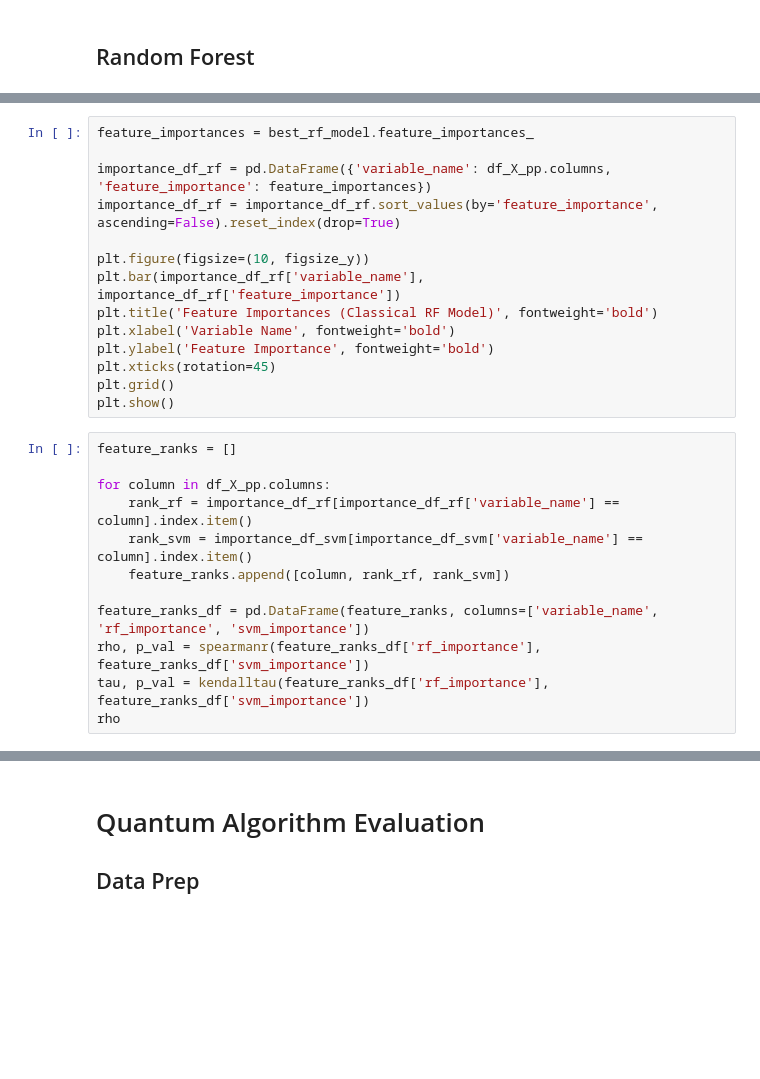
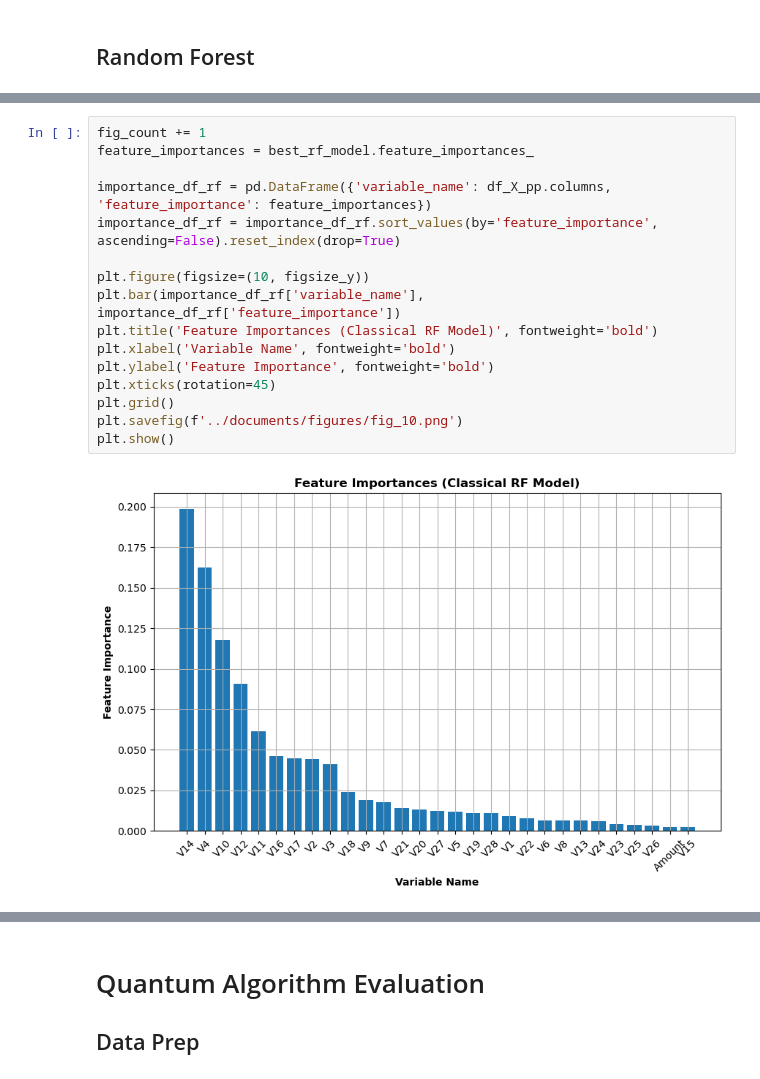
Before and after one commit to williamzjasmine/CUNY_SPS_DS, a Jupyter notebook: DATA_698/final_project/src/Data_698_Final_Project.ipynb, the cells around one changed output, grey strips where cells are left out. Saved outputs shown, nothing was run; the diff lists cells and outputs as text; blank space fills up the shorter version.

```diff
--- a/DATA_698/final_project/src/Data_698_Final_Project.ipynb
+++ b/DATA_698/final_project/src/Data_698_Final_Project.ipynb
@@ -529,26 +660,18 @@ print("\nClassification Report:\n", classification_report(y_test, y_pred))
 # %%
+fig_count += 1
 feature_importances = best_rf_model.feature_importances_
 
 importance_df_rf = pd.DataFrame({'variable_name': df_X_pp.columns, 'feature_importance': feature_importances})
 importance_df_rf = importance_df_rf.sort_values(by='feature_importance', ascending=False).reset_index(drop=True)
 
 plt.figure(figsize=(10, figsize_y))
 plt.bar(importance_df_rf['variable_name'], importance_df_rf['feature_importance'])
 plt.title('Feature Importances (Classical RF Model)', fontweight='bold')
 plt.xlabel('Variable Name', fontweight='bold')
 plt.ylabel('Feature Importance', fontweight='bold')
 plt.xticks(rotation=45)
 plt.grid()
+plt.savefig(f'../documents/figures/fig_10.png')
 plt.show()
+# %% [output]
+[figure, added]
-# %%
-feature_ranks = []
-
-for column in df_X_pp.columns:
-    rank_rf = importance_df_rf[importance_df_rf['variable_name'] == column].index.item()
-    rank_svm = importance_df_svm[importance_df_svm['variable_name'] == column].index.item()
-    feature_ranks.append([column, rank_rf, rank_svm])
-
-feature_ranks_df = pd.DataFrame(feature_ranks, columns=['variable_name', 'rf_importance', 'svm_importance'])
-rho, p_val = spearmanr(feature_ranks_df['rf_importance'], feature_ranks_df['svm_importance'])
-tau, p_val = kendalltau(feature_ranks_df['rf_importance'], feature_ranks_df['svm_importance'])
-rho
```
Also changed, not shown: parts of 47 cells of this notebook, 1 other file.
